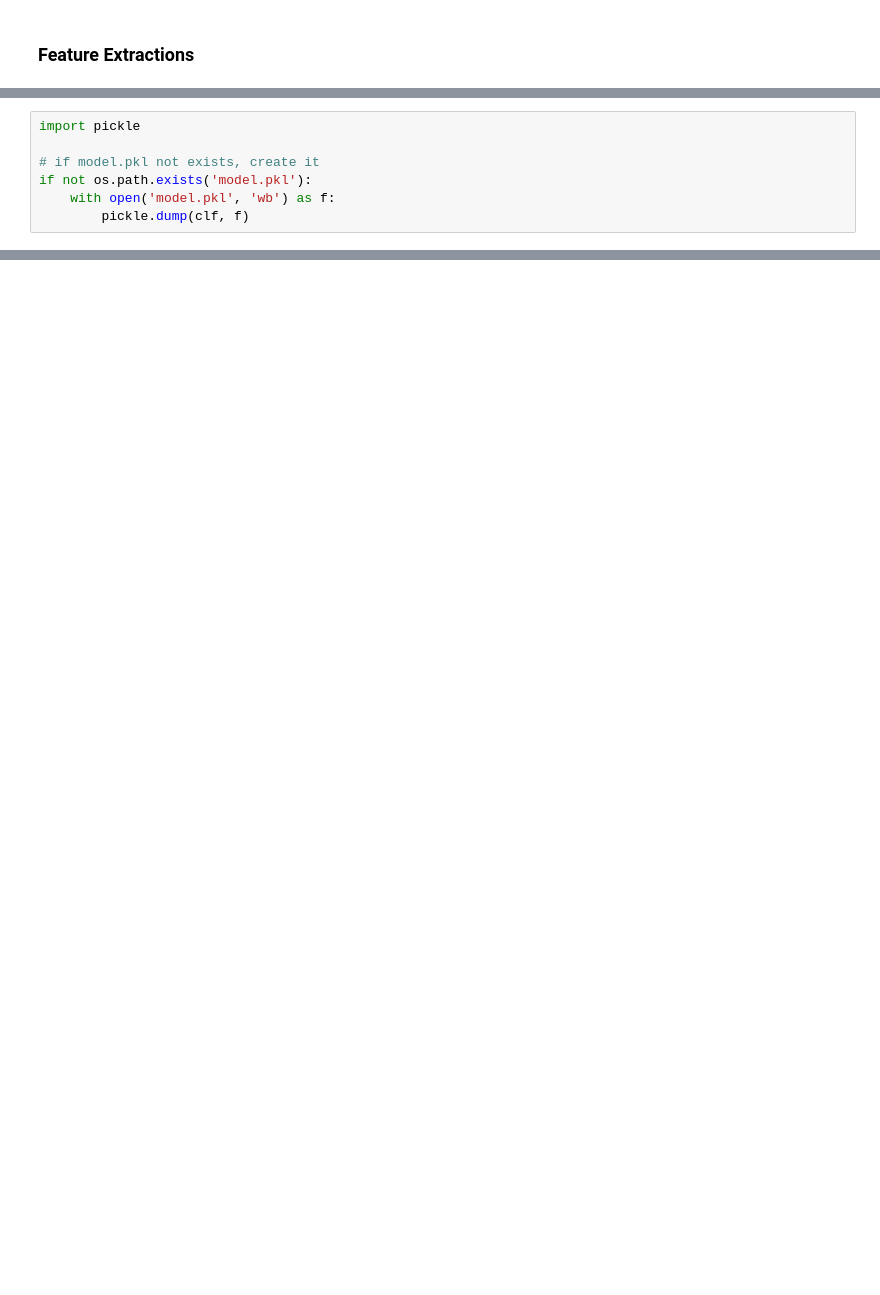
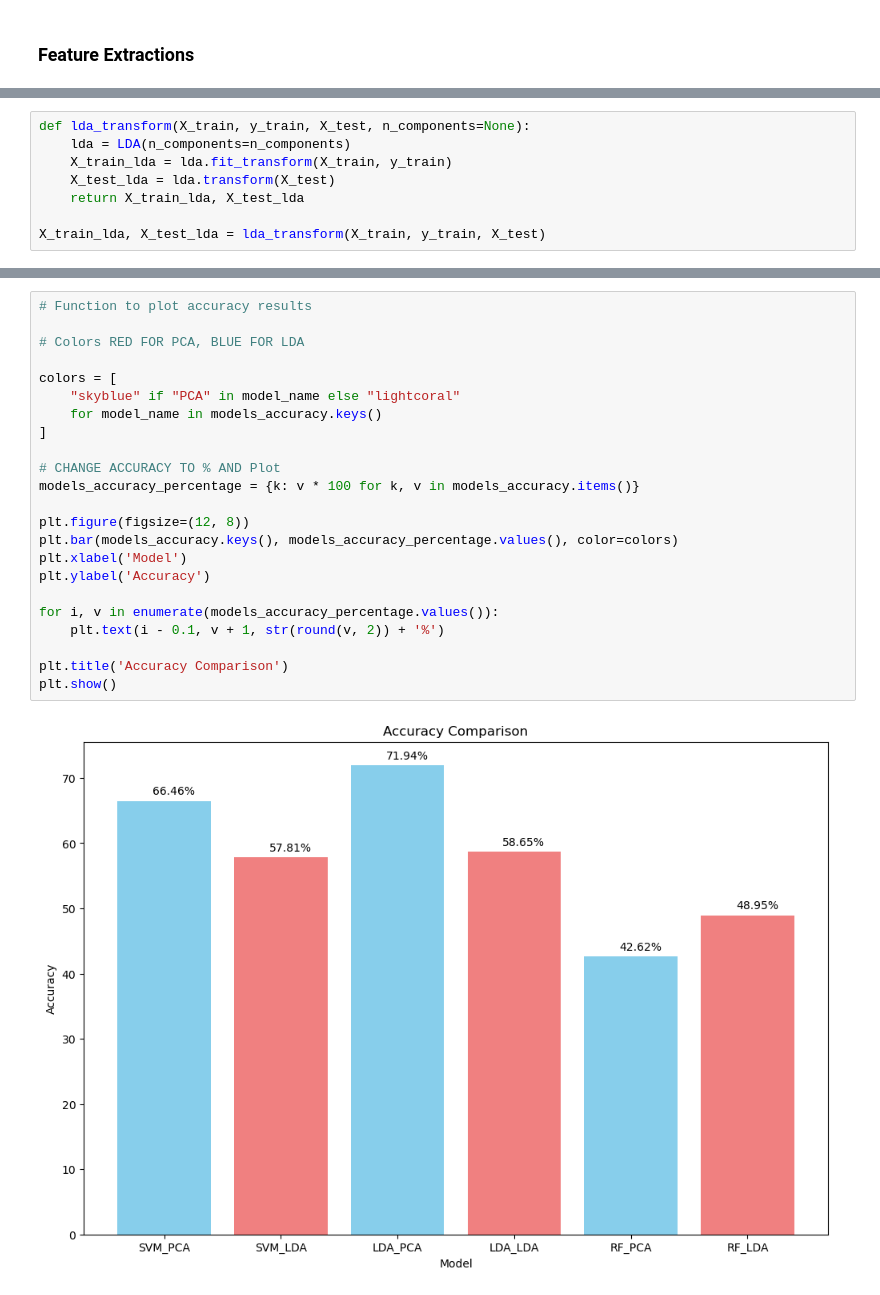
Before and after one commit to kimhonggithub/Project-Face-Regonition, a Jupyter notebook: face_main.ipynb, the cells around one changed output, grey strips where cells are left out. Saved outputs shown, nothing was run; the diff lists cells and outputs as text; blank space fills up the shorter version.

```diff
--- a/face_main.ipynb
+++ b/face_main.ipynb
@@ -238 +260,9 @@ plt.show()
+# %%
+def lda_transform(X_train, y_train, X_test, n_components=None):
+    lda = LDA(n_components=n_components)
+    X_train_lda = lda.fit_transform(X_train, y_train)
+    X_test_lda = lda.transform(X_test)
+    return X_train_lda, X_test_lda
+
+X_train_lda, X_test_lda = lda_transform(X_train, y_train, X_test)
 # %% [markdown]
@@ -265,7 +269,0 @@ SVC(class_weight='balanced')
-# %%
-import pickle
-
-# if model.pkl not exists, create it
-if not os.path.exists('model.pkl'):
-    with open('model.pkl', 'wb') as f:
-        pickle.dump(clf, f)
@@ -322,0 +321,25 @@ Prediction: Gloria_Macapagal_Arroyo
+# %%
+# Function to plot accuracy results
+
+# Colors RED FOR PCA, BLUE FOR LDA
+
+colors = [
+    "skyblue" if "PCA" in model_name else "lightcoral"
+    for model_name in models_accuracy.keys()
+]
+
+# CHANGE ACCURACY TO % AND Plot
+models_accuracy_percentage = {k: v * 100 for k, v in models_accuracy.items()}
+
+plt.figure(figsize=(12, 8))
+plt.bar(models_accuracy.keys(), models_accuracy_percentage.values(), color=colors)
+plt.xlabel('Model')
+plt.ylabel('Accuracy')
+
+for i, v in enumerate(models_accuracy_percentage.values()):
+    plt.text(i - 0.1, v + 1, str(round(v, 2)) + '%')
+
+plt.title('Accuracy Comparison')
+plt.show()
+# %% [output]
+[figure, added]
```
Also changed, not shown: parts of 20 cells of this notebook.
